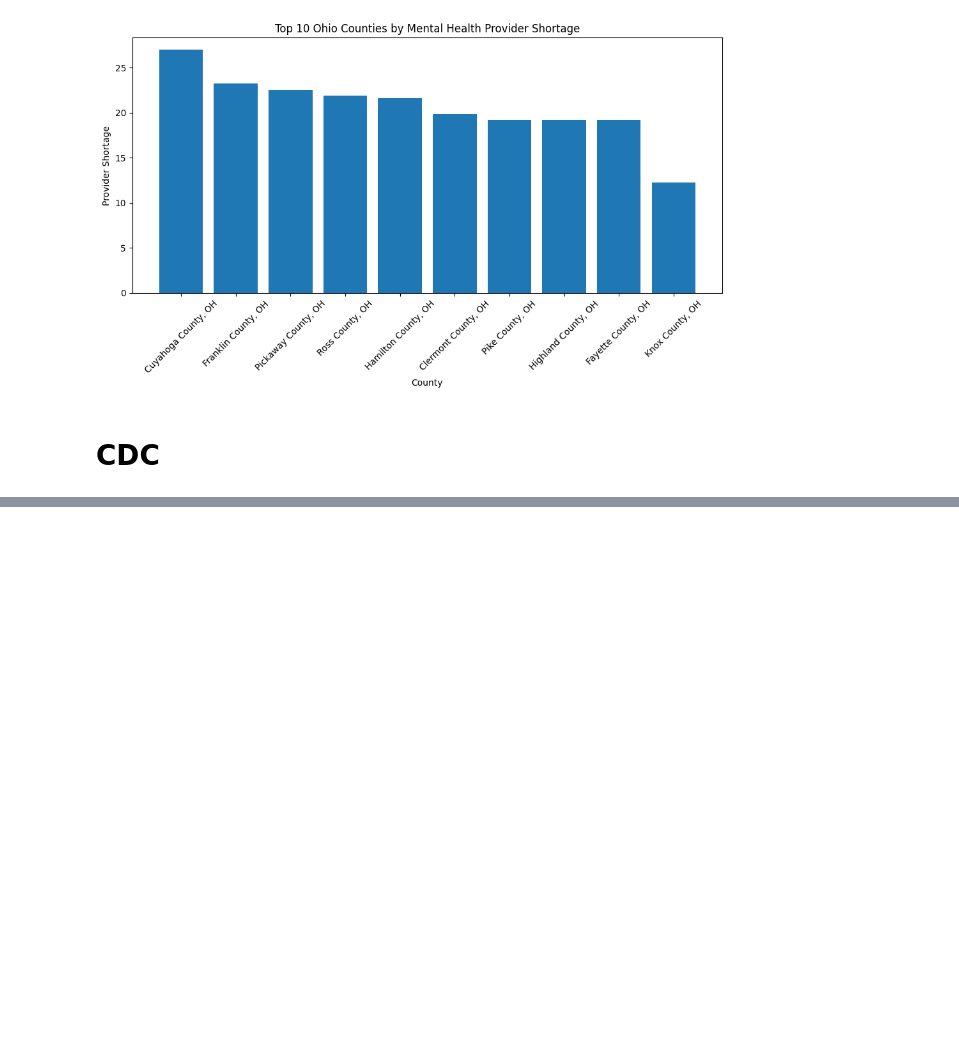
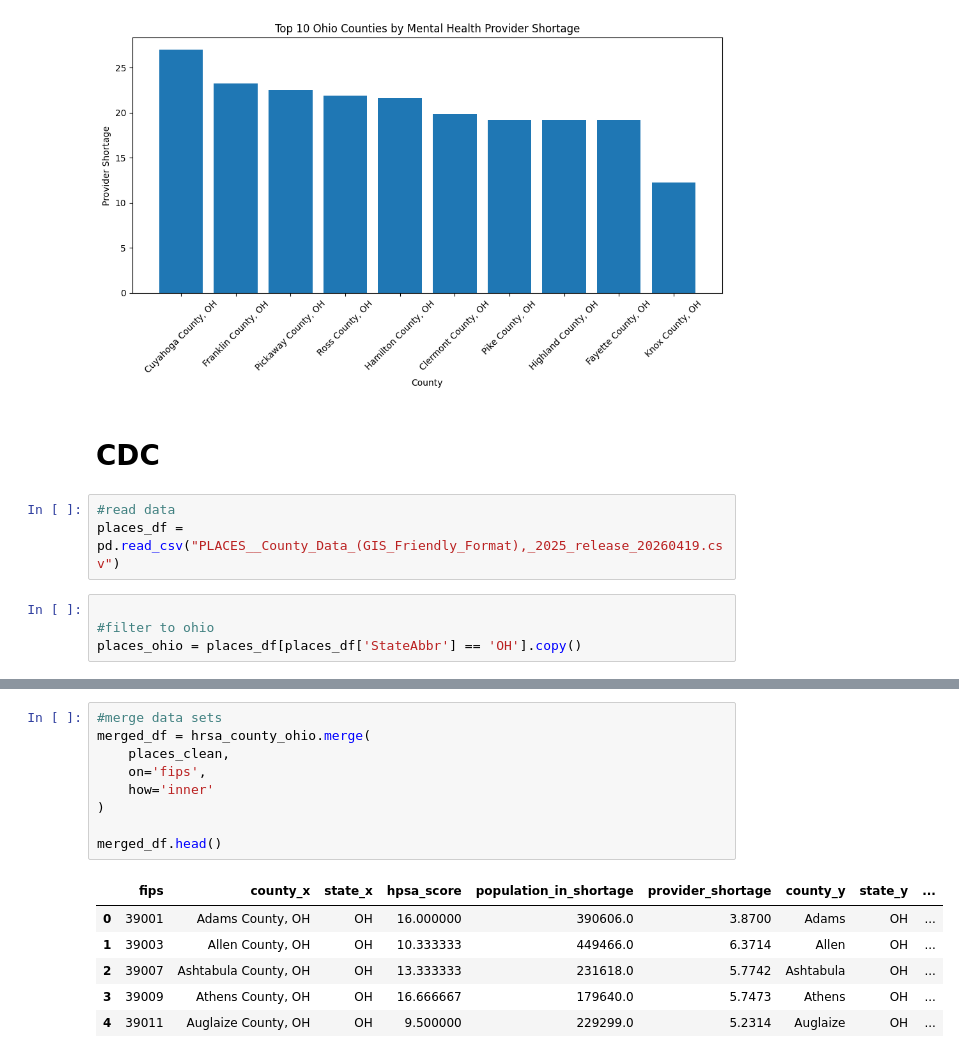
Before and after one commit to IT4063C-Spring26/final-project-Conner-Morgan329, a Jupyter notebook: Check2.ipynb, the cells around one changed output, grey strips where cells are left out. Cells and saved outputs as stored; diff of their text form; blank space fills up the shorter version.

```diff
--- a/Check2.ipynb
+++ b/Check2.ipynb
@@ -81,3 +81,10 @@ plt.show()
 [figure]
 # %% [markdown]
 <h1>CDC</h1>
+# %%
+#read data
+places_df = pd.read_csv("PLACES__County_Data_(GIS_Friendly_Format),_2025_release_20260419.csv")
+# %%
+
+#filter to ohio
+places_ohio = places_df[places_df['StateAbbr'] == 'OH'].copy()
@@ -83,0 +119,16 @@ plt.show()
+# %%
+#merge data sets
+merged_df = hrsa_county_ohio.merge(
+    places_clean,
+    on='fips',
+    how='inner'
+)
+
+merged_df.head()
+# %% [output]
+|  | fips | county_x | state_x | hpsa_score | population_in_shortage | provider_shortage | county_y | state_y | ... |
+| 0 | 39001 | Adams County, OH | OH | 16.000000 | 390606.0 | 3.8700 | Adams | OH | ... |
+| 1 | 39003 | Allen County, OH | OH | 10.333333 | 449466.0 | 6.3714 | Allen | OH | ... |
+| 2 | 39007 | Ashtabula County, OH | OH | 13.333333 | 231618.0 | 5.7742 | Ashtabula | OH | ... |
+| 3 | 39009 | Athens County, OH | OH | 16.666667 | 179640.0 | 5.7473 | Athens | OH | ... |
+| 4 | 39011 | Auglaize County, OH | OH | 9.500000 | 229299.0 | 5.2314 | Auglaize | OH | ... |
```
Also changed, not shown: parts of 5 cells of this notebook.
